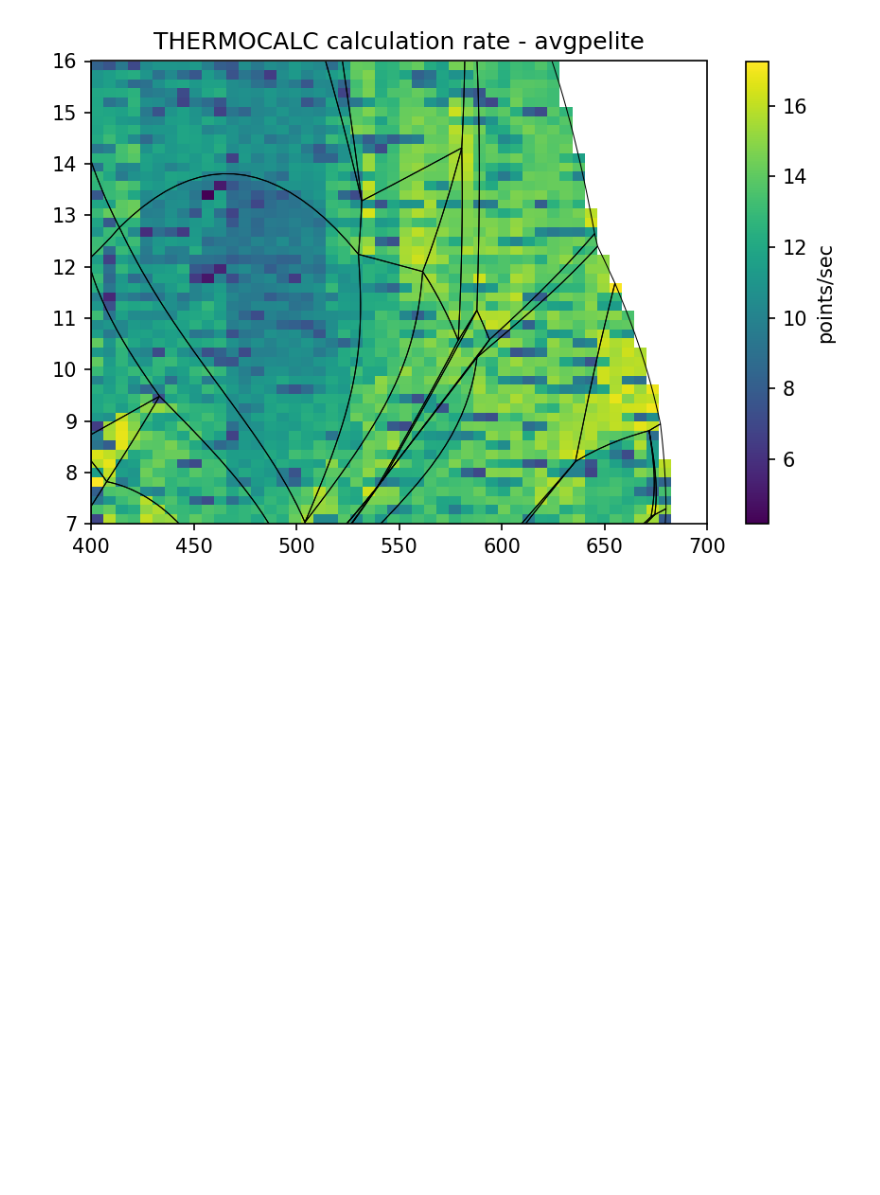
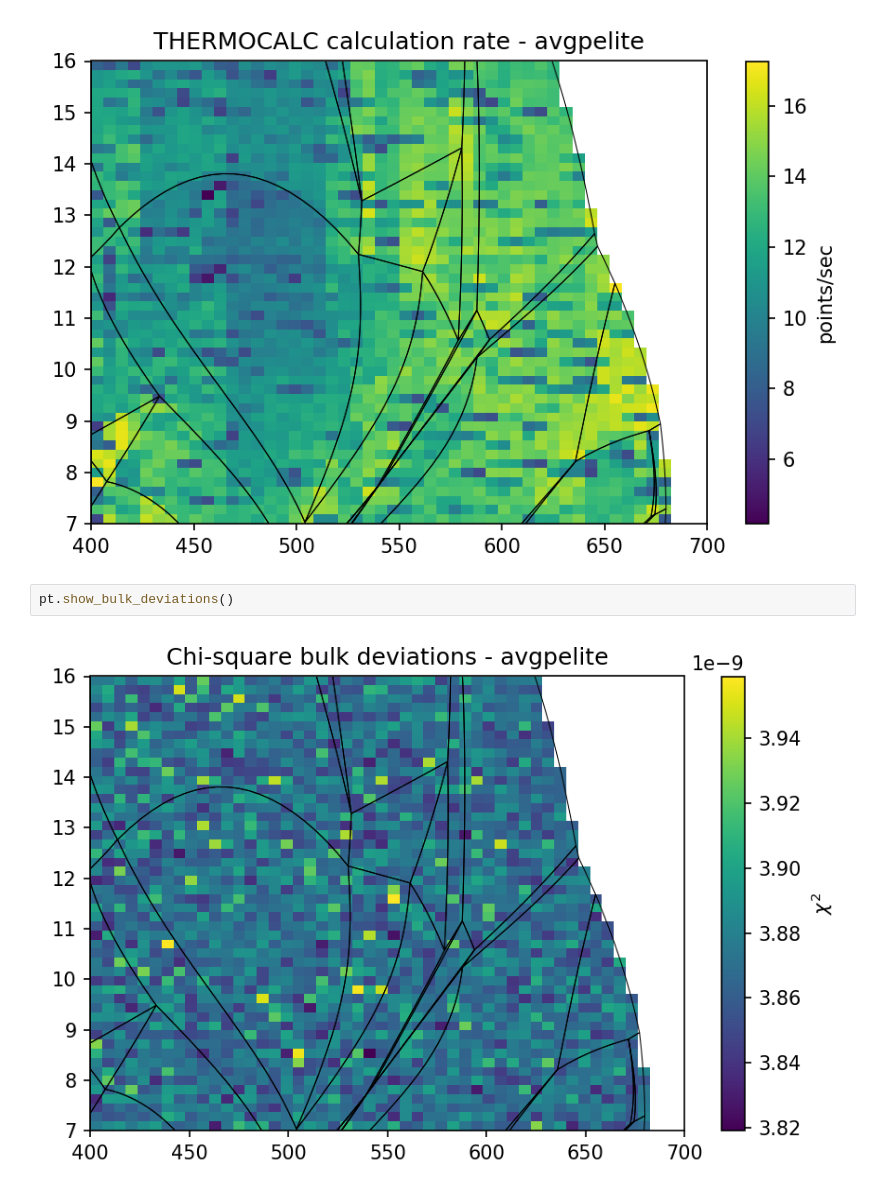
Before and after one commit to ondrolexa/pypsbuilder, a Jupyter notebook: notebooks/pypsbuilder.ipynb, the cells around one changed output. Saved outputs shown, nothing was run; the diff lists cells and outputs as text; blank space fills up the shorter version.

```diff
--- a/notebooks/pypsbuilder.ipynb
+++ b/notebooks/pypsbuilder.ipynb
@@ -126,3 +131,7 @@ Do you want to know execution time of THERMOCALC on individual grid points? Chec
 pt.show_delta(pointsec=True)
 # %% [output]
 [figure]
+# %%
+pt.show_bulk_deviations()
+# %% [output]
+[figure, added]
```
Also changed, not shown: parts of 18 cells of this notebook, 21 other files.
